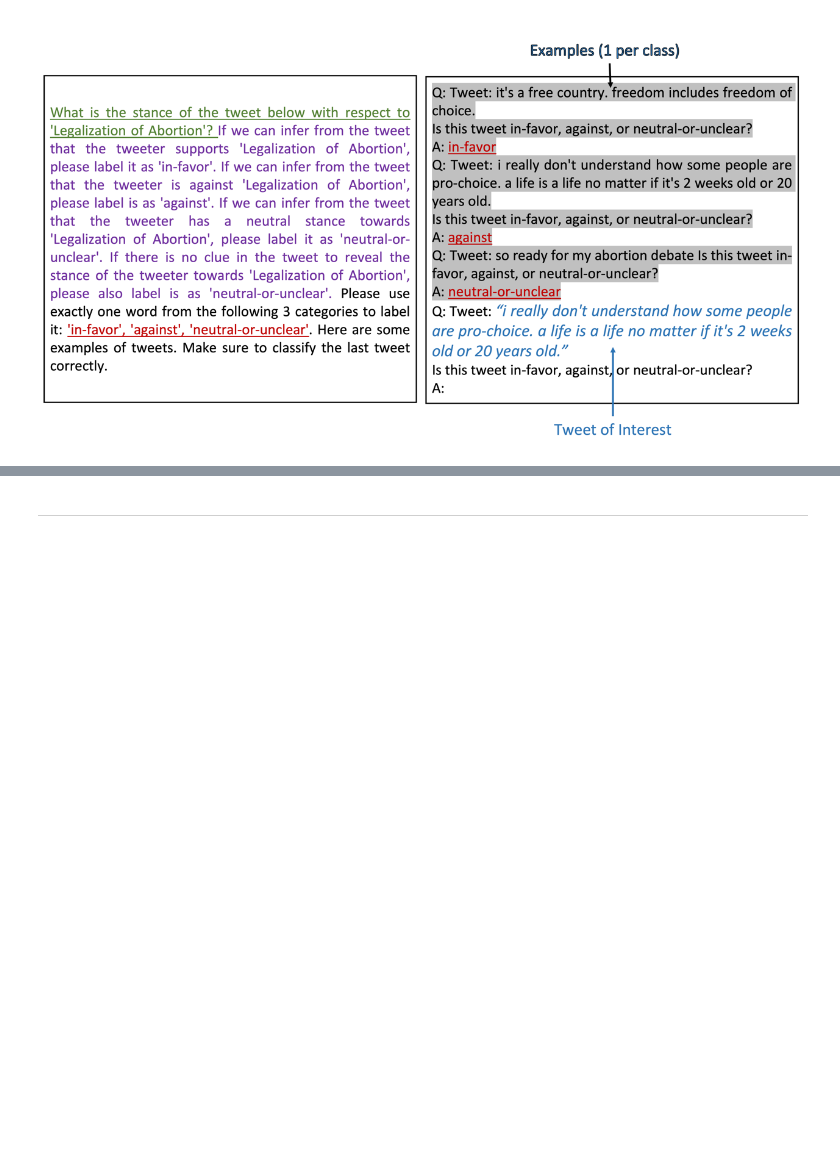
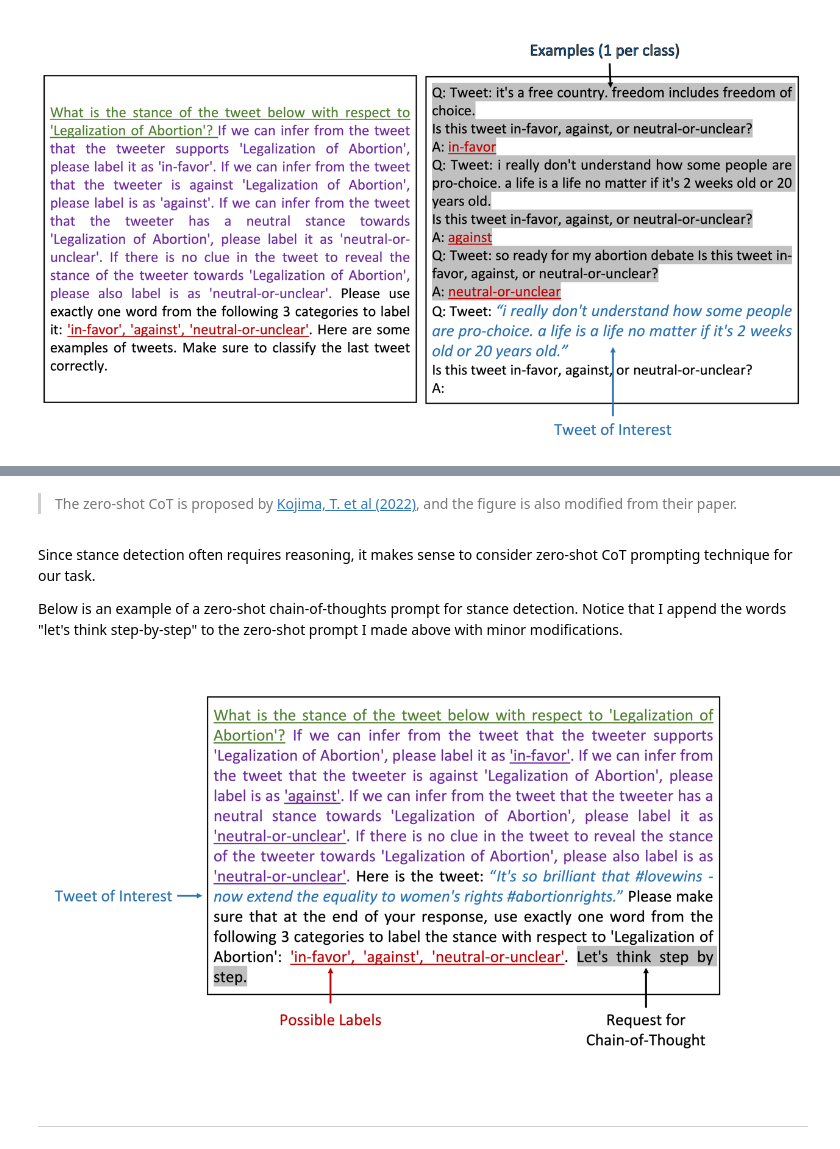
Before and after one commit to yunshiuan/prelim_stance_detection, a Jupyter notebook: llm-prompting_colab.ipynb, the cells around one changed output, grey strips where cells are left out. Cells and saved outputs as stored; diff of their text form; code cells hidden in the pictures; blank space fills up the shorter version.

```diff
--- a/llm-prompting_colab.ipynb
+++ b/llm-prompting_colab.ipynb
@@ -248,3 +254,13 @@ The chain-of-thoughts method involves breaking down a complex task into a series
+# %% [markdown]
+> The zero-shot CoT is proposed by [Kojima, T. et al (2022)](https://arxiv.org/pdf/2205.11916.pdf), and the figure is also modified from their paper.
+# %% [markdown]
+Since stance detection often requires reasoning, it makes sense to consider zero-shot CoT prompting technique for our task.
+
+Below is an example of a zero-shot chain-of-thoughts prompt for stance detection. Notice that I append the words "let's think step-by-step" to the zero-shot prompt I made above with minor modifications.
+# %%
+display_resized_image_in_notebook("prompt_cot.png",0.3)
+# %% [output]
+[figure, added]
 # %% [markdown]
 ****
 # %% [markdown]
```
Also changed, not shown: parts of 7 cells of this notebook, 2 other files.
